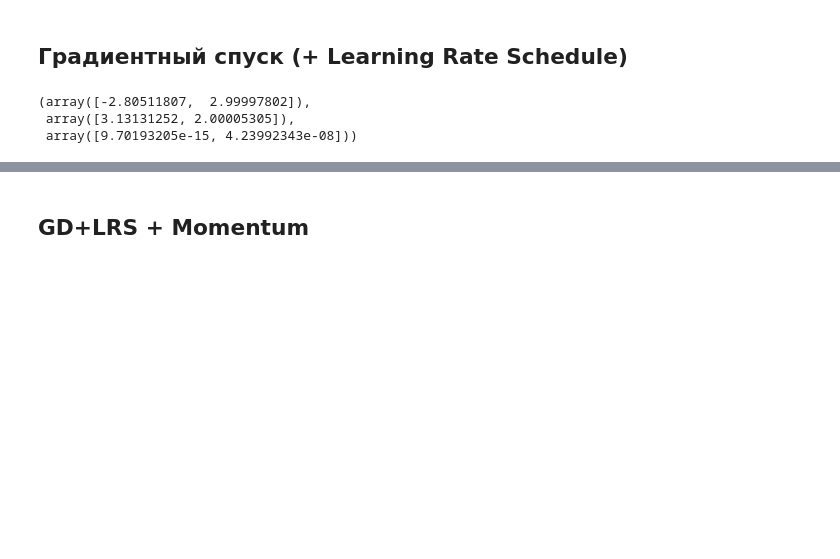
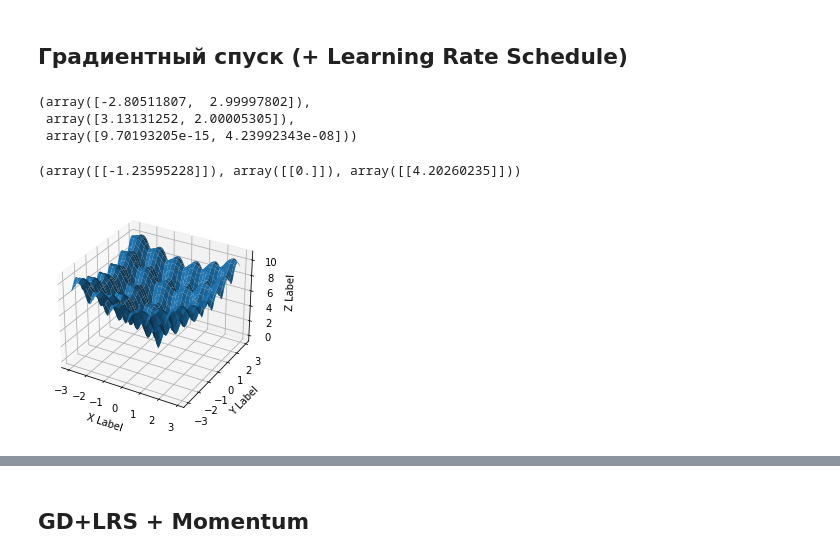
Before and after one commit to Violonur-PavelBI/homework, a Jupyter notebook: AI/1lr.ipynb, the cells around one changed output, grey strips where cells are left out. Cells and saved outputs as stored; diff of their text form; code cells hidden in the pictures; blank space fills up the shorter version.

```diff
--- a/AI/1lr.ipynb
+++ b/AI/1lr.ipynb
@@ -117,0 +57,22 @@ Himmelblau(2, 3), Himmelblau_Grad(2, 3)
+# %%
+
+def Aklu(x: np.float32, y: np.float32) -> np.float64:
+    '''
+    Функция Экли
+
+    Args:
+        x(np.ndarray): Аргумент 1
+        y(np.ndarray): Аргумент 2
+
+    Returns:
+        np.float64: Результат функции
+    '''
+
+    return -20.0 * np.exp(-0.2 * np.sqrt(0.5 * (np.square(x) +np.square(y)))) - np.exp(0.5 * (np.cos(2 * np.pi * x) + np.cos(2 * np.pi * y))) + np.e + 20
+
+
+
+
+def Aklu_Grad(x: np.ndarray, y: np.ndarray) -> np.float64:
+    return np.array([((np.e**(-(np.sqrt(np.square(x)+np.square(y))/(5*np.sqrt(2))))*(np.pi*np.sqrt(np.square(x)+np.square(y))* np.e**((np.cos(2*np.pi*x)+1)/2+np.sqrt(np.square(x)+np.square(y))/(5*np.sqrt(2)))*np.sin(2*np.pi*x)+(2**(3/2))*x))/(np.sqrt(np.square(x)+np.square(y)))), (np.e**(-(np.sqrt(np.square(x)+np.square(y))/(5*np.sqrt(2))))*(np.pi*np.sqrt(np.square(x)+np.square(y))*np.e**((np.cos(2*np.pi*y)+1)/2+np.sqrt(np.square(x)+np.square(y))/(5*np.sqrt(2)))*np.sin(2*np.pi*y)+(2**(3/2))*y))/np.sqrt(np.square(x)+np.square(y))]);
+Aklu(2, 3), Aklu_Grad(2, 3)
@@ -200,3 +163,29 @@ my_GD_LRS(Himmelblau,Himmelblau_Grad,x,y,lr=0.1,lre=20)
 (array([-2.80511807,  2.99997802]),
  array([3.13131252, 2.00005305]),
  array([9.70193205e-15, 4.23992343e-08]))
+# %%
+#тест графика обучения GD 1
+fig = plt.figure()
+ax = fig.add_subplot(111, projection='3d')
+a = b = np.arange(-3.0, 3.0, 0.1)
+X, Y = np.meshgrid(a, b)
+# np.ravel(X).reshape(a.size**2,1), np.ravel(Y).reshape(a.size**2,1)
+c = np.array(Aklu(np.ravel(X).reshape(a.size**2,1), np.ravel(Y).reshape(a.size**2,1)))
+Z = c.reshape(X.shape)
+
+ax.plot_surface(X, Y, Z)
+
+x1, y1 = skl.datasets.make_blobs(n_samples=1, centers=None, n_features=1, random_state=0)
+y1=np.reshape(y1,x1.shape)
+
+point = my_GD_LRS(Aklu, Aklu_Grad, x1, y1)
+
+ax.scatter(point[0][0], point[1][0], point[2][0]+3, color = "red")
+
+ax.set_xlabel('X Label')
+ax.set_ylabel('Y Label')
+ax.set_zlabel('Z Label')
+point
+# %% [output]
+(array([[-1.23595228]]), array([[0.]]), array([[4.20260235]]))
+[figure, added]
```
Also changed, not shown: parts of 15 cells of this notebook.
